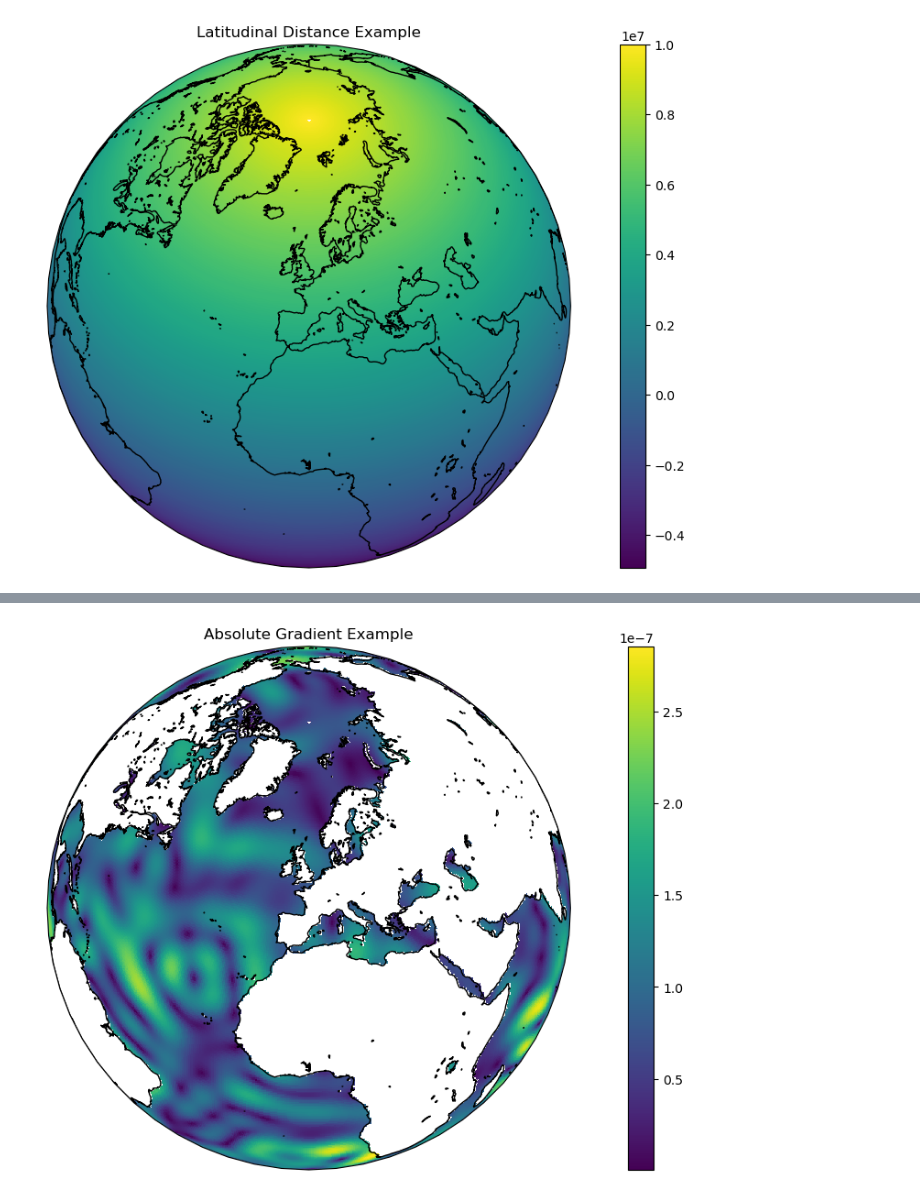
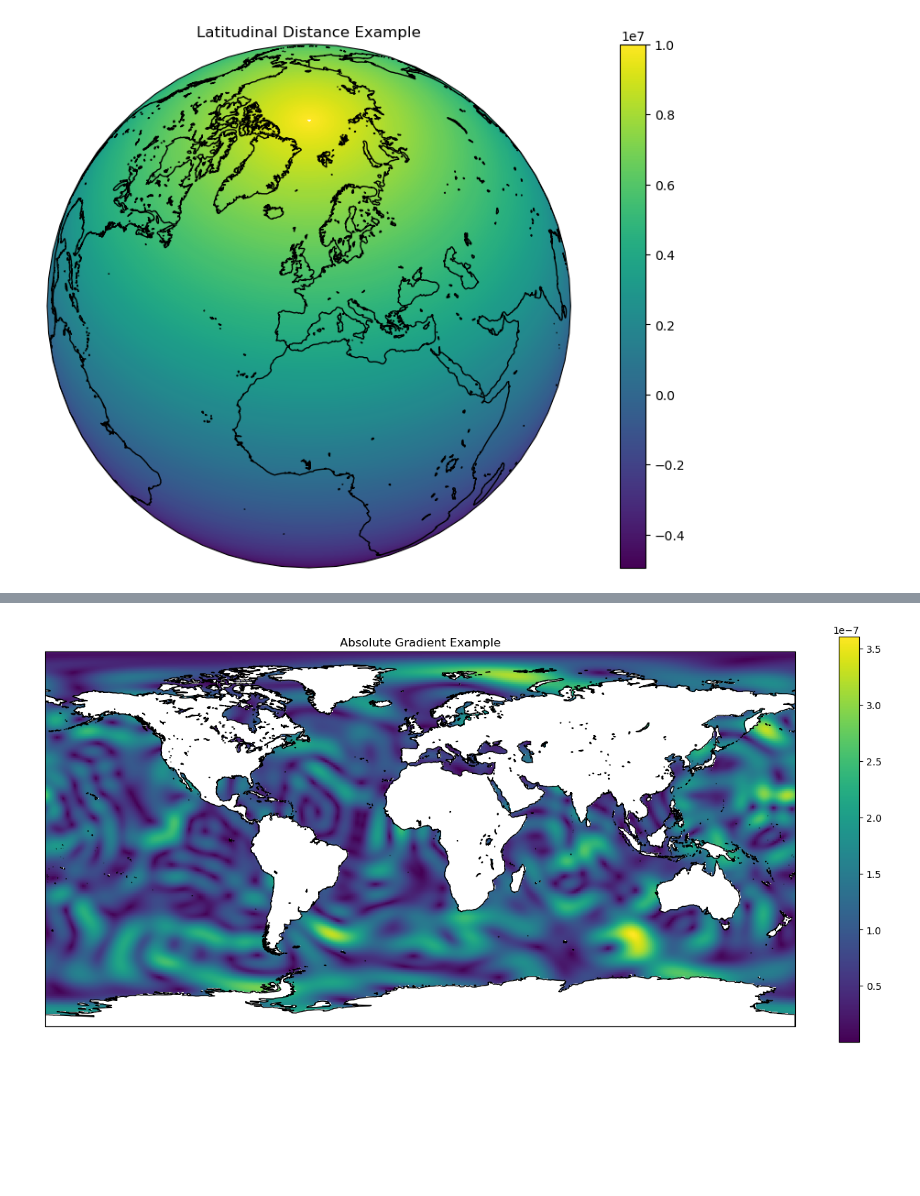
Before and after one commit to jukent/geocat-scratch, a Jupyter notebook: akootz/Gradient WGS84.ipynb, the cells around one changed output, grey strips where cells are left out. Drawn from its saved outputs; the diff is of its cells as text; code cells hidden in the pictures; blank space fills up the shorter version.

```diff
--- a/akootz/Gradient WGS84.ipynb
+++ b/akootz/Gradient WGS84.ipynb
@@ -209,10 +209,10 @@ import scipy.special as sspecial
 import math as ma
 
 num_lon = 720
-num_lat =360
+num_lat =361
 
 lat = np.linspace(90, -90, num_lat)
-lon = np.linspace(0, 360 -360/num_lon, num_lon)
+lon = np.linspace(-180, 180 -360/num_lon, num_lon)
 
 lon2d, lat2d= np.meshgrid(lon, lat)
 
@@ -254,7 +254,7 @@ sphere_noise = np.sum(
         axis=(0),
     )
 # %%
-sphere_noise_xr  = xr.DataArray(sphere_noise, dims=['lat','lon'], coords={'lon':lon, 'lat':lat}).chunk((100)).compute()
+sphere_noise_xr  = xr.DataArray(sphere_noise, dims=['lat','lon'], coords={ 'lat':lat, 'lon':lon}).chunk((100)).compute()
 # %%
 land_shp_fname = shpreader.natural_earth(resolution='50m', category='physical', name='land')
 land_geom = unary_union(list(shpreader.Reader(land_shp_fname).geometries()))
@@ -267,11 +267,11 @@ lake = prep(lake_geom)
 
 def watermask(data,lon_a, lat_a, land, lake):
     res = data.copy()
-    lon_a = lon_a -180
+    lon_a = lon_a
     for lat in range(data.shape[0]):
         for lon in range(data.shape[1]):
             if land.contains(sgeom.Point(lon_a[lat,lon], lat_a[lat,lon])) and not lake.contains(sgeom.Point(lon_a[lat,lon], lat_a[lat,lon])):
-                res[lat,lon-int(data.shape[1]/2)] = np.nan
+                res[lat,lon] = np.nan
     return res
 sphere_noise_water = watermask(sphere_noise_xr,lon2d,lat2d,land,lake)
 # %%
@@ -343,12 +343,12 @@ plt.show()
 # %%
 fig = plt.figure(dpi=100,figsize=(12,6),constrained_layout=True)
-ax = plt.axes(projection=ccrs.Orthographic(0, 45))
+ax = plt.axes(projection=ccrs.PlateCarree())#ccrs.Orthographic(0, 45))
 ax.add_feature(cf.NaturalEarthFeature('physical', 'land', '50m'), edgecolor='black', facecolor='none')
 ax.add_feature(cf.NaturalEarthFeature('physical', 'lakes', '50m'), edgecolor='black', facecolor='none')
 # ax.add_feature(cf.NaturalEarthFeature('physical', 'rivers_lake_centerlines', '50m'),edgecolor='black', facecolor='none' )
-plt.imshow(np.sqrt(grads[0]**2+grads[1]**2), interpolation='none',extent=[0,360,-90,90], origin='upper', transform=ccrs.PlateCarree())
+plt.imshow(np.sqrt(grads[0]**2+grads[1]**2), interpolation='none',extent=[-180,180,-90,90], origin='upper', transform=ccrs.PlateCarree())
 plt.colorbar()
 plt.title('Absolute Gradient Example')
 plt.show()
 # %% [output]
-[figure, old version]
+[figure, new version]
```
Also changed, not shown: parts of 20 cells of this notebook.
